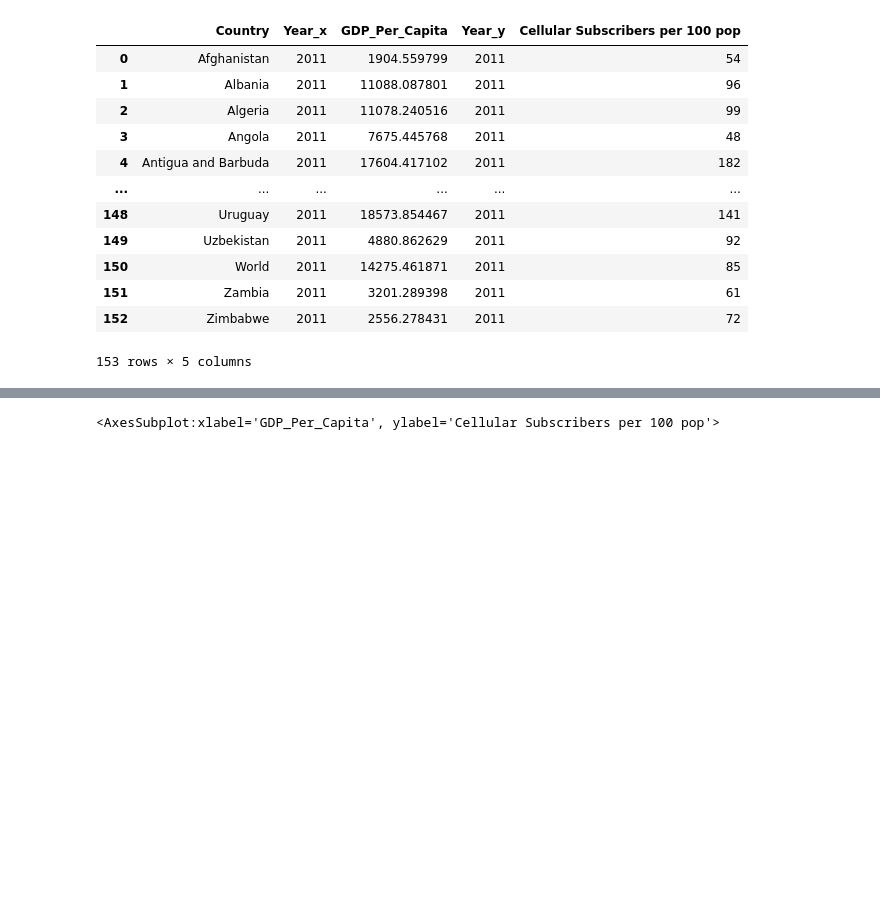
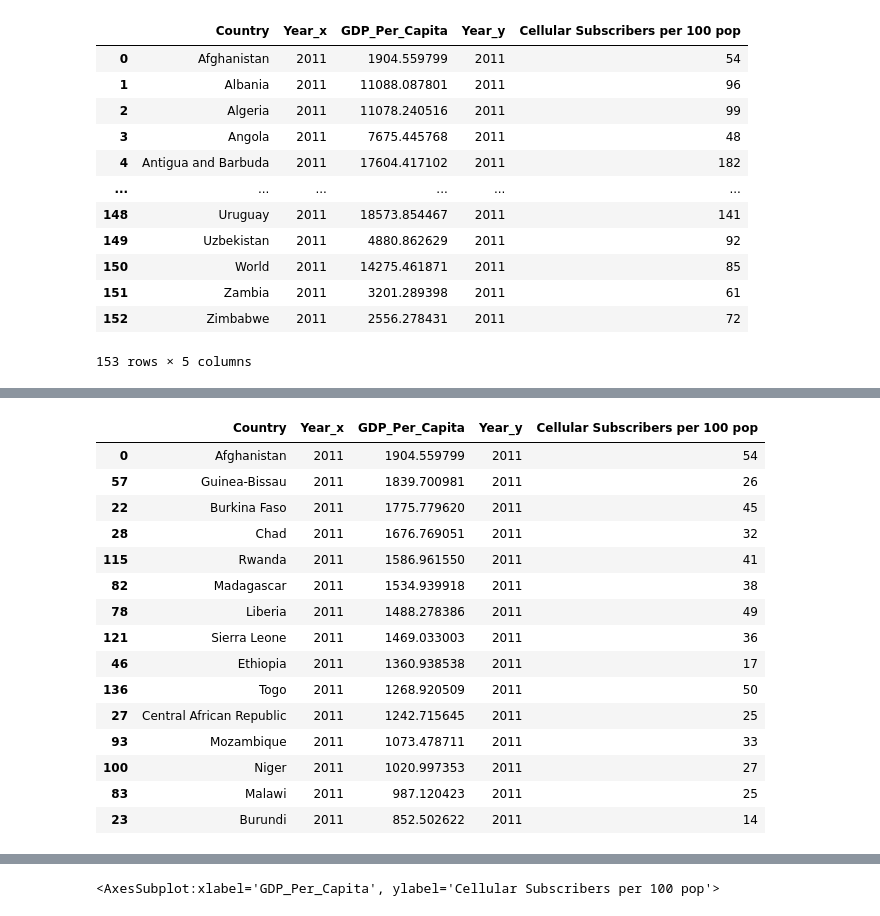
Before and after one commit to nss-data-science-cohort-6/un_data_question-Garrett-Holland, a Jupyter notebook: notebook/Un_Data_Solo_Exploration.ipynb, the cells around one changed output, grey strips where cells are left out. Cells and saved outputs as stored; diff of their text form; code cells hidden in the pictures; blank space fills up the shorter version.

```diff
--- a/notebook/Un_Data_Solo_Exploration.ipynb
+++ b/notebook/Un_Data_Solo_Exploration.ipynb
@@ -94,0 +117,19 @@ merge_2011
+# %%
+gdp_sort_merge.tail(15)
+# %% [output]
+|  | Country | Year_x | GDP_Per_Capita | Year_y | Cellular Subscribers per 100 pop |
+| 0 | Afghanistan | 2011 | 1904.559799 | 2011 | 54 |
+| 57 | Guinea-Bissau | 2011 | 1839.700981 | 2011 | 26 |
+| 22 | Burkina Faso | 2011 | 1775.779620 | 2011 | 45 |
+| 28 | Chad | 2011 | 1676.769051 | 2011 | 32 |
+| 115 | Rwanda | 2011 | 1586.961550 | 2011 | 41 |
+| 82 | Madagascar | 2011 | 1534.939918 | 2011 | 38 |
+| 78 | Liberia | 2011 | 1488.278386 | 2011 | 49 |
+| 121 | Sierra Leone | 2011 | 1469.033003 | 2011 | 36 |
+| 46 | Ethiopia | 2011 | 1360.938538 | 2011 | 17 |
+| 136 | Togo | 2011 | 1268.920509 | 2011 | 50 |
+| 27 | Central African Republic | 2011 | 1242.715645 | 2011 | 25 |
+| 93 | Mozambique | 2011 | 1073.478711 | 2011 | 33 |
+| 100 | Niger | 2011 | 1020.997353 | 2011 | 27 |
+| 83 | Malawi | 2011 | 987.120423 | 2011 | 25 |
+| 23 | Burundi | 2011 | 852.502622 | 2011 | 14 |
```
Also changed, not shown: parts of 14 cells of this notebook.
